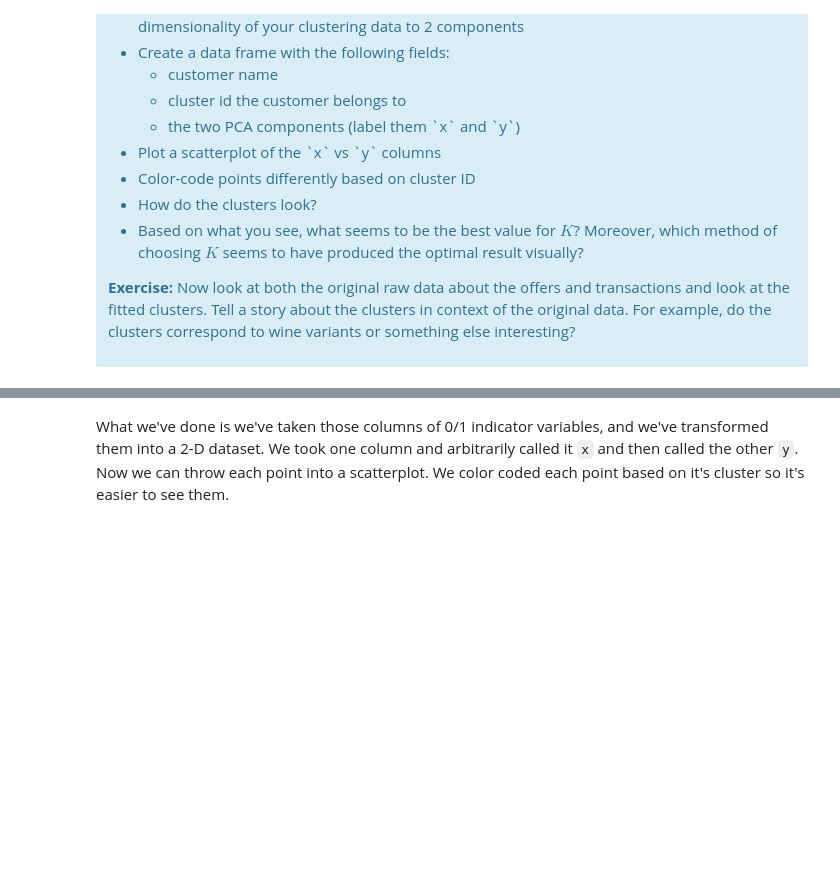
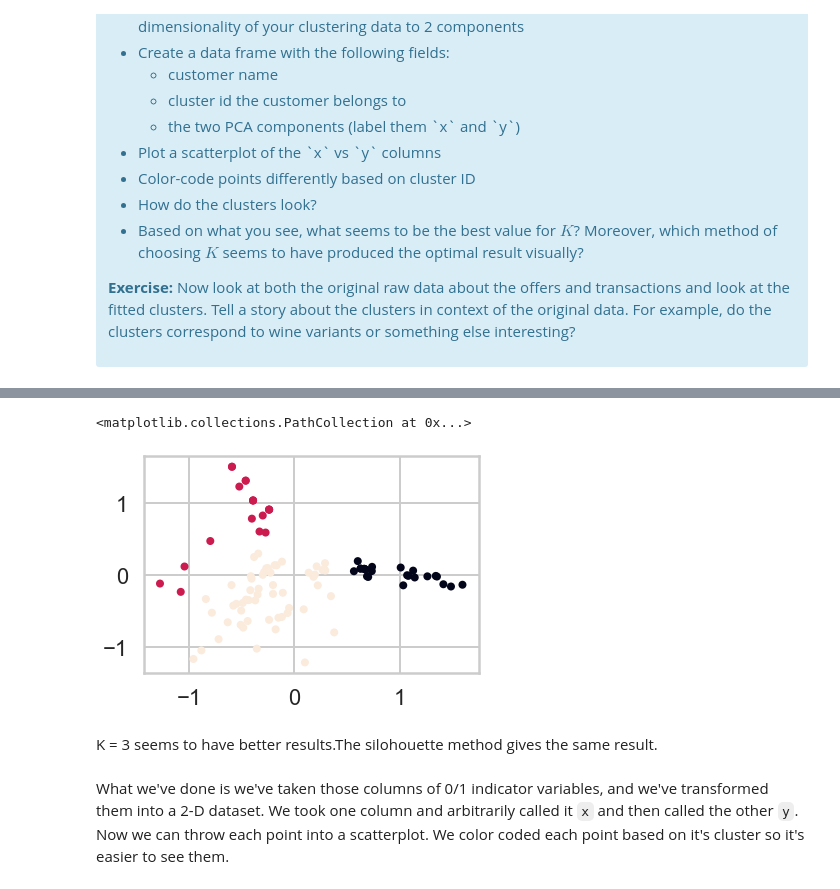
Before and after one commit to Anandpatil412/DSC, a Jupyter notebook: Customer_segment_clustering/Mini_Project_Clustering.ipynb, the cells around one changed output, grey strips where cells are left out. Saved outputs shown, nothing was run; the diff lists cells and outputs as text; code cells hidden in the pictures; blank space fills up the shorter version.

```diff
--- a/Customer_segment_clustering/Mini_Project_Clustering.ipynb
+++ b/Customer_segment_clustering/Mini_Project_Clustering.ipynb
@@ -222,0 +352,20 @@ This is only one use of PCA for dimension reduction. We can also use PCA when we
+# %%
+#your turn
+
+dfMerged = pd.merge(df_offers, df_transactions)
+
+dfNew = dfMerged.pivot_table(index=['customer_name'], columns=['offer_id'], values='n')
+
+dfNew = dfNew.fillna(0).reset_index()
+
+x_cols = dfNew[dfNew.columns[1:]].values
+
+cluster = KMeans(n_clusters=3)
+
+dfNew['cluster'] = cluster.fit_predict(dfNew[dfNew.columns[2:]])
+
+dfNew['x'] = pca.fit_transform(x_cols)[:,0]
+dfNew['y'] = pca.fit_transform(x_cols)[:,1]
+
+customer_clusters = dfNew[['customer_name', 'cluster', 'x', 'y']]
+customer_clusters.head()
@@ -223,3 +379,10 @@ This is only one use of PCA for dimension reduction. We can also use PCA when we
+# %%
+plt.scatter(customer_clusters['x'],customer_clusters['y'],c=customer_clusters['cluster'],marker='.')
+# %% [output]
+<matplotlib.collections.PathCollection at 0x...>
+[figure, added]
+# %% [markdown]
+K = 3 seems to have better results.The silohouette method gives the same result.
 # %% [markdown]
 What we've done is we've taken those columns of 0/1 indicator variables, and we've transformed them into a 2-D dataset. We took one column and arbitrarily called it `x` and then called the other `y`. Now we can throw each point into a scatterplot. We color coded each point based on it's cluster so it's easier to see them.
 # %% [markdown]
```
Also changed, not shown: parts of 16 cells of this notebook.
